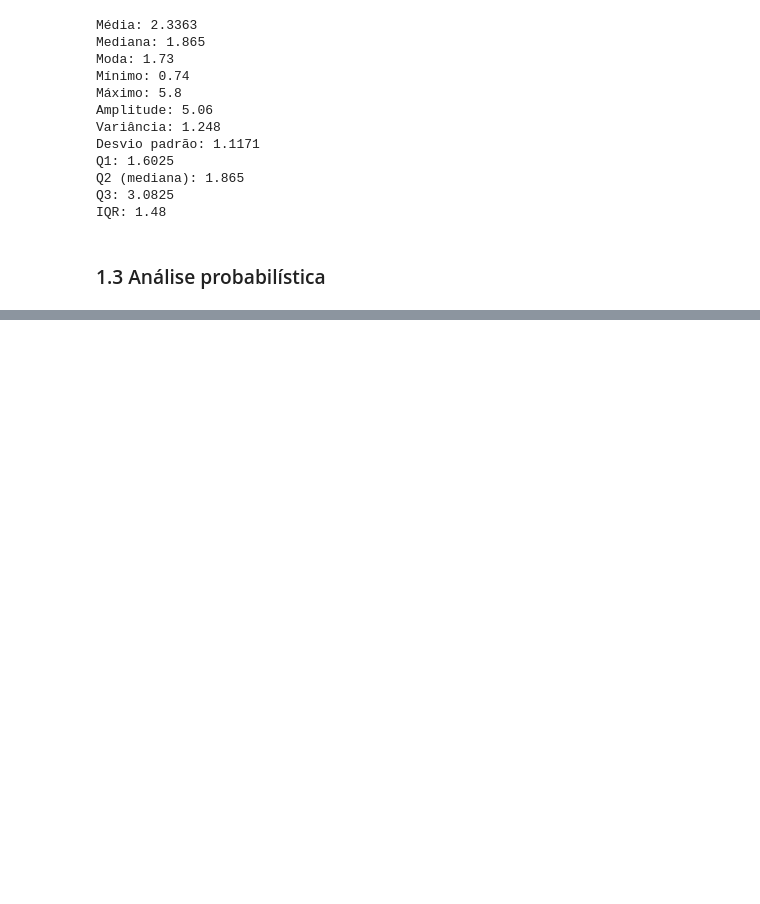
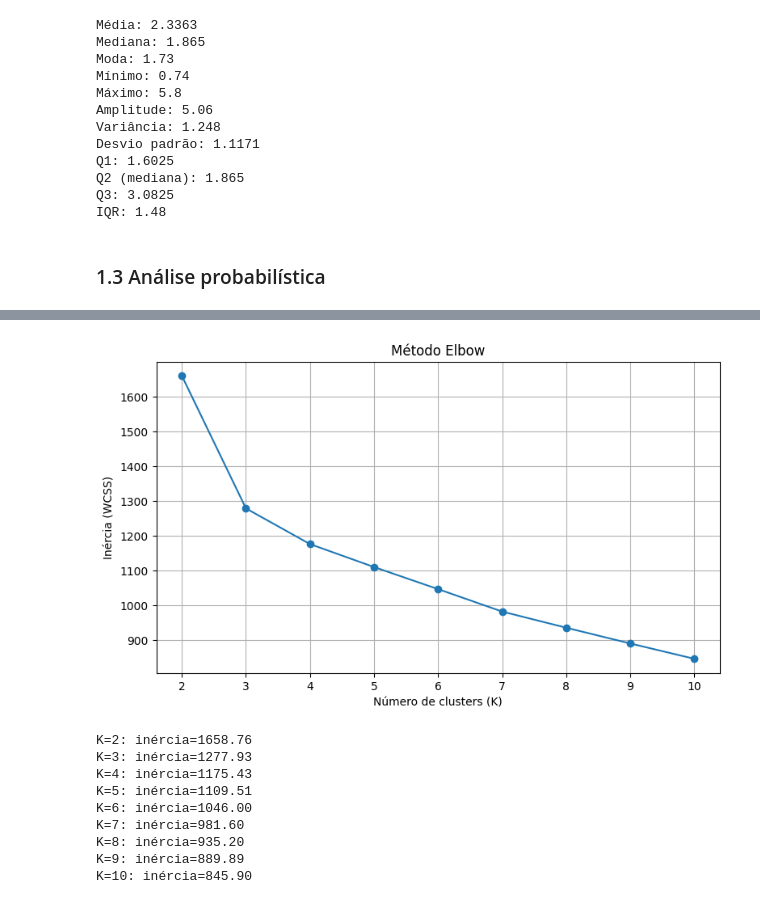
Before and after one commit to matheusrebelo04-maker/Checkpoint5_Estatistica_Wines, a Jupyter notebook: Checkpoint5_Estatistica_Wines (2).ipynb, the cells around one changed output, grey strips where cells are left out. Drawn from its saved outputs; the diff is of its cells as text; code cells hidden in the pictures; blank space fills up the shorter version.

```diff
--- a/Checkpoint5_Estatistica_Wines (2).ipynb
+++ b/Checkpoint5_Estatistica_Wines (2).ipynb
@@ -287,0 +335,11 @@ Dessa forma, foi possível realizar a análise exploratória solicitada utilizan
+# %%
+# Verificação e tratamento de dados nulos
+print("Valores nulos por variável:")
+print(X_ml.isnull().sum())
+
+if X_ml.isnull().sum().sum() > 0:
+    # Caso existam valores nulos, substituímos pela mediana da própria variável.
+    X_ml = X_ml.fillna(X_ml.median(numeric_only=True))
+    print("\nValores nulos encontrados e preenchidos pela mediana.")
+else:
+    print("\nNão existem valores nulos; nenhum tratamento foi necessário.")
@@ -287,0 +364,10 @@ Dessa forma, foi possível realizar a análise exploratória solicitada utilizan
+# %%
+# Padronização (z-score)
+# O K-means utiliza distância; por isso, variáveis em escalas muito diferentes
+# poderiam dominar o cálculo. A padronização coloca as features em escala comparável.
+scaler = StandardScaler()
+X_scaled = scaler.fit_transform(X_ml)
+
+X_scaled_df = pd.DataFrame(X_scaled, columns=X_ml.columns)
+print("Dados padronizados:")
+X_scaled_df.head()
@@ -287,0 +390,32 @@ Dessa forma, foi possível realizar a análise exploratória solicitada utilizan
+# %%
+# Teste de K de 2 a 10
+ks = range(2, 11)
+inertias = []
+
+for k in ks:
+    modelo = KMeans(n_clusters=k, random_state=42, n_init=10)
+    modelo.fit(X_scaled)
+    inertias.append(modelo.inertia_)
+
+plt.figure(figsize=(9, 5))
+plt.plot(list(ks), inertias, marker="o")
+plt.xlabel("Número de clusters (K)")
+plt.ylabel("Inércia (WCSS)")
+plt.title("Método Elbow")
+plt.xticks(list(ks))
+plt.grid(True)
+plt.show()
+
+for k, inertia in zip(ks, inertias):
+    print(f"K={k}: inércia={inertia:.2f}")
+# %% [output]
+[figure, added]
+K=2: inércia=1658.76
+K=3: inércia=1277.93
+K=4: inércia=1175.43
+K=5: inércia=1109.51
+K=6: inércia=1046.00
+K=7: inércia=981.60
+K=8: inércia=935.20
+K=9: inércia=889.89
+K=10: inércia=845.90
```
Also changed, not shown: parts of 34 cells of this notebook.
